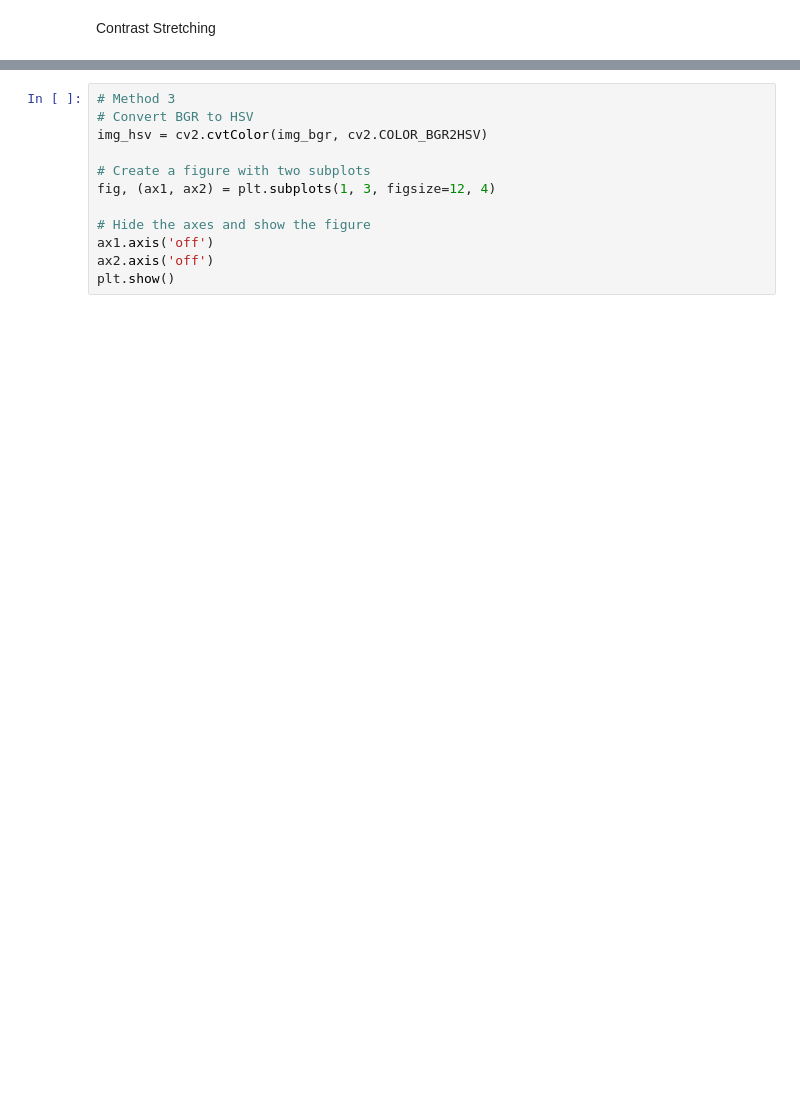
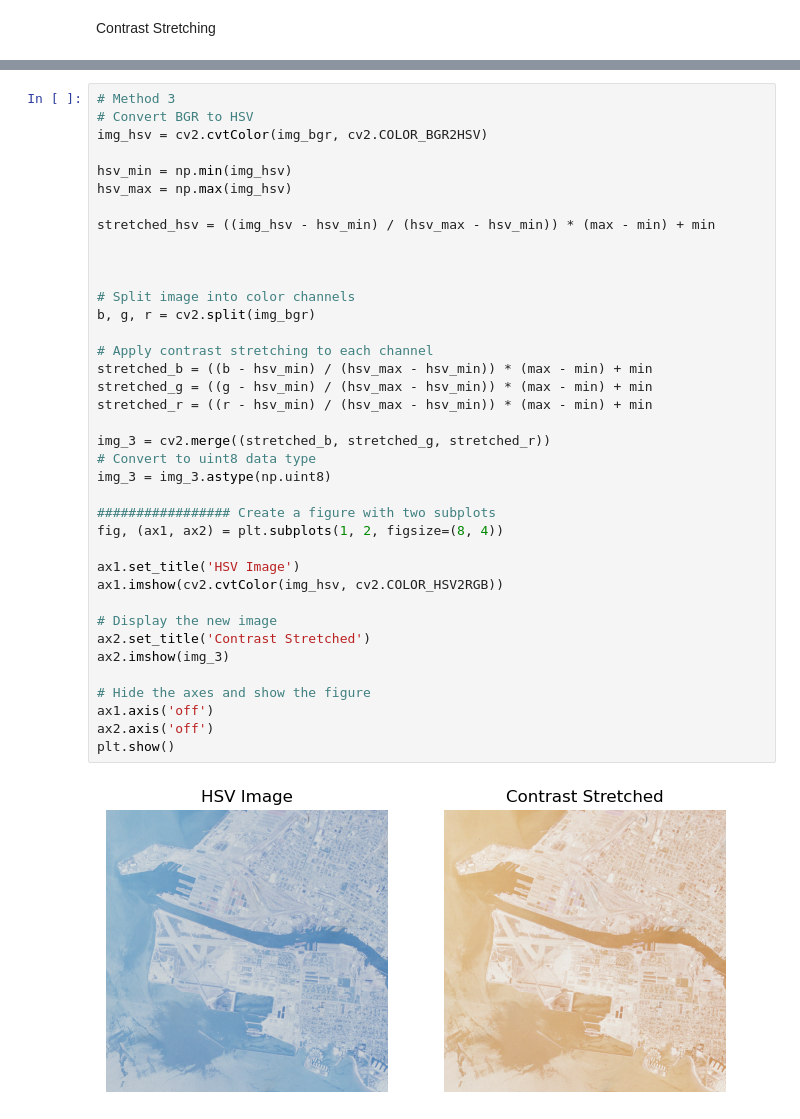
Before and after one commit to Skele-Y/COMP9517, a Jupyter notebook: lab01/Q1.ipynb, the cells around one changed output, grey strips where cells are left out. Cells and saved outputs as stored; diff of their text form; blank space fills up the shorter version.

```diff
--- a/lab01/Q1.ipynb
+++ b/lab01/Q1.ipynb
@@ -48,12 +88,40 @@ SyntaxError: positional argument follows keyword argument (<ipython-input-2-bc12
 # %%
 # Method 3
 # Convert BGR to HSV
 img_hsv = cv2.cvtColor(img_bgr, cv2.COLOR_BGR2HSV)
 
-# Create a figure with two subplots
-fig, (ax1, ax2) = plt.subplots(1, 3, figsize=12, 4)
+hsv_min = np.min(img_hsv)
+hsv_max = np.max(img_hsv)
+
+stretched_hsv = ((img_hsv - hsv_min) / (hsv_max - hsv_min)) * (max - min) + min
+
+
+
+# Split image into color channels
+b, g, r = cv2.split(img_bgr)
+
+# Apply contrast stretching to each channel
+stretched_b = ((b - hsv_min) / (hsv_max - hsv_min)) * (max - min) + min
+stretched_g = ((g - hsv_min) / (hsv_max - hsv_min)) * (max - min) + min
+stretched_r = ((r - hsv_min) / (hsv_max - hsv_min)) * (max - min) + min
+
+img_3 = cv2.merge((stretched_b, stretched_g, stretched_r))
+# Convert to uint8 data type
+img_3 = img_3.astype(np.uint8)
+
+################# Create a figure with two subplots
+fig, (ax1, ax2) = plt.subplots(1, 2, figsize=(8, 4))
+
+ax1.set_title('HSV Image')
+ax1.imshow(cv2.cvtColor(img_hsv, cv2.COLOR_HSV2RGB))
+
+# Display the new image
+ax2.set_title('Contrast Stretched')
+ax2.imshow(img_3)
 
 # Hide the axes and show the figure
 ax1.axis('off')
 ax2.axis('off')
 plt.show()
+# %% [output]
+[figure, added]
```
Also changed, not shown: parts of 5 cells of this notebook.
